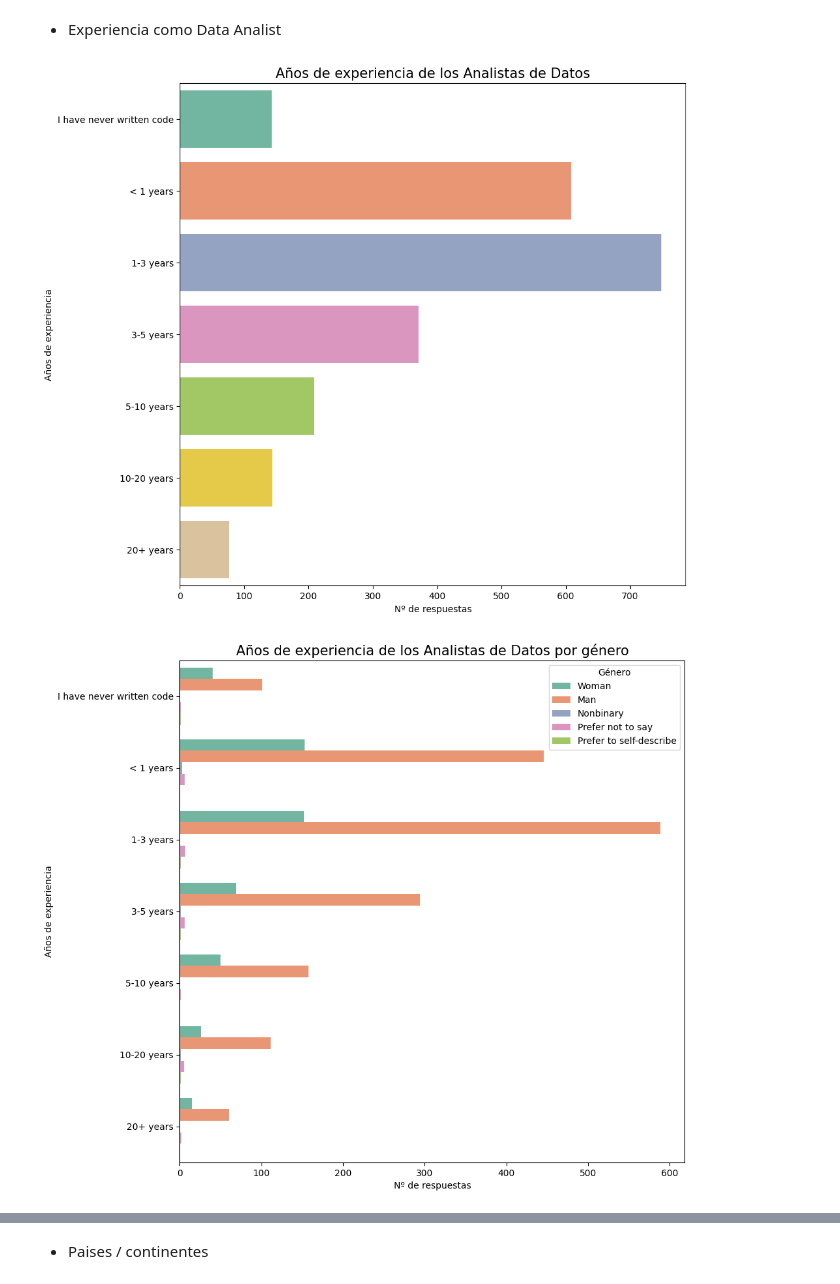
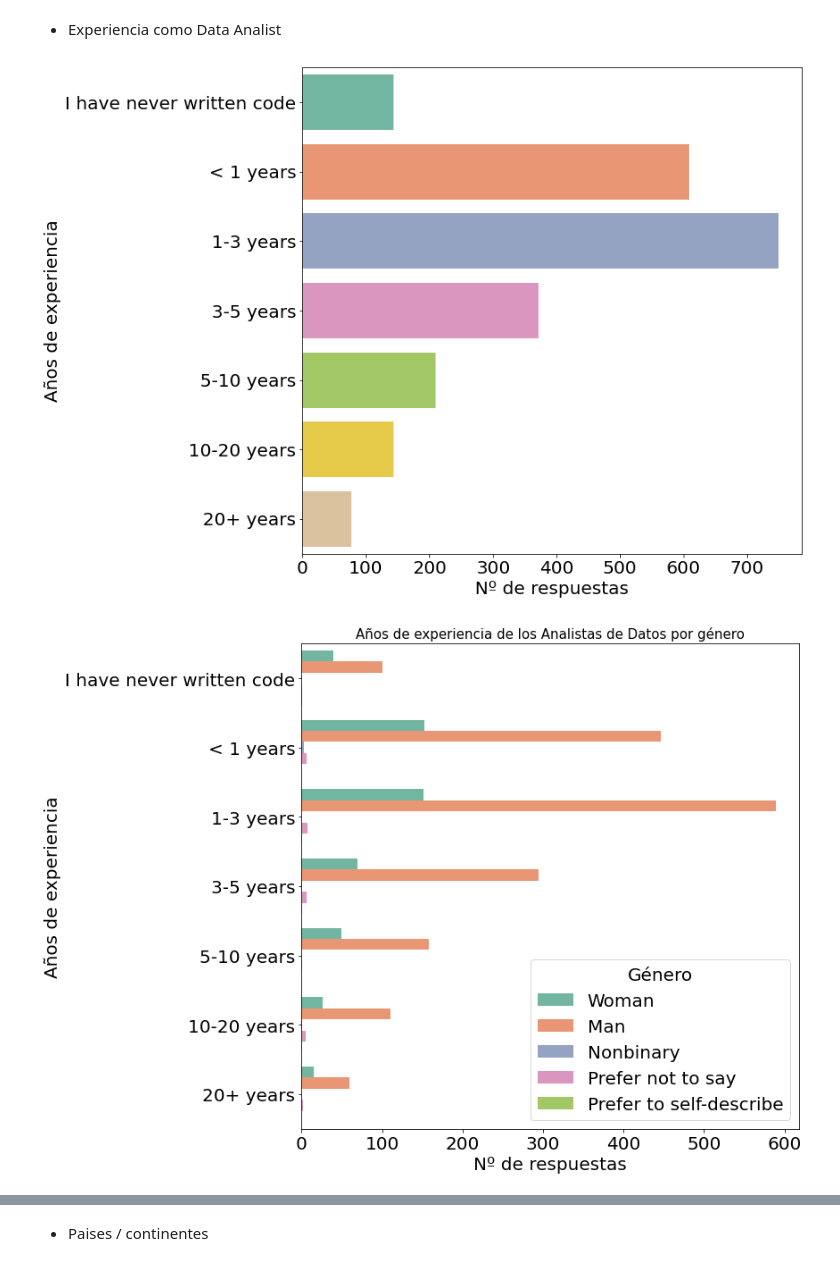
Before and after one commit to MaitaneP/adalab-da-modulo2-proyecto-equipo3, a Jupyter notebook: notebooks/4_visualizacion_datos.ipynb, the cells around one changed output, grey strips where cells are left out. Cells and saved outputs as stored; diff of their text form; code cells hidden in the pictures.

```diff
--- a/notebooks/4_visualizacion_datos.ipynb
+++ b/notebooks/4_visualizacion_datos.ipynb
@@ -129,15 +158,17 @@ plt.show();
 # %%
 plt.figure(figsize = (10,10))
 
 fig = sns.countplot(y='q6', data = df, palette = 'Set2', order=spv.orden_experiencia)
 
-fig.set_title('Años de experiencia de los Analistas de Datos', fontsize = 15)
+#fig.set_title('Años de experiencia de los Analistas de Datos', fontsize = 15)
 
 fig.set(xlabel='Nº de respuestas', ylabel='Años de experiencia')
 
+plt.rcParams.update({'font.size': 20})
+
 plt.show();
 # %% [output]
-[figure, old version]
+[figure, new version]
 # %%
 plt.figure(figsize = (10,10))
 
@@ -151,7 +182,7 @@ plt.legend(title='Género')
 
 plt.show();
 # %% [output]
-[figure, old version]
+[figure, new version]
 # %%
 plt.figure(figsize = (10,10))
 
```
Also changed, not shown: parts of 51 cells of this notebook, 14 other files.
